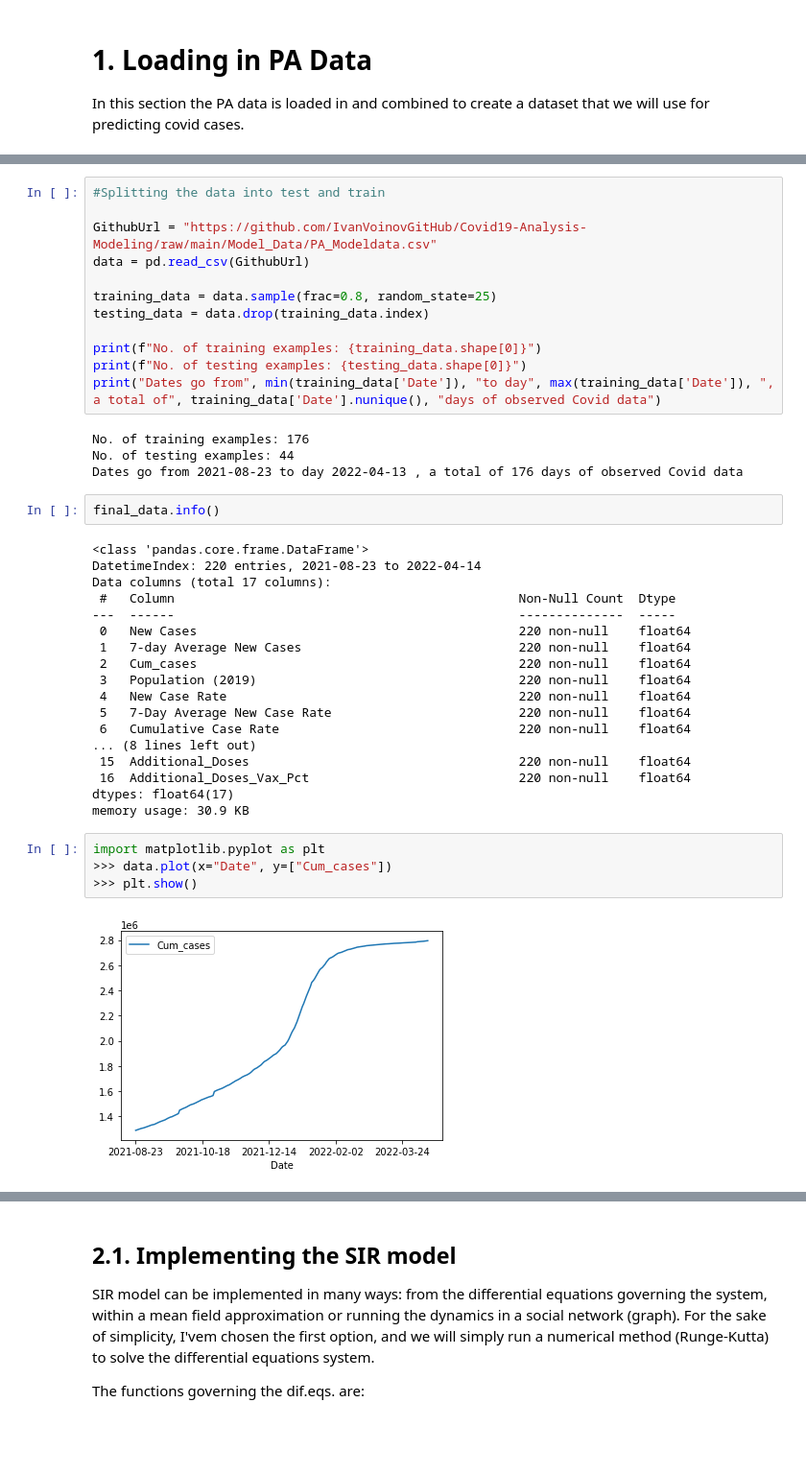
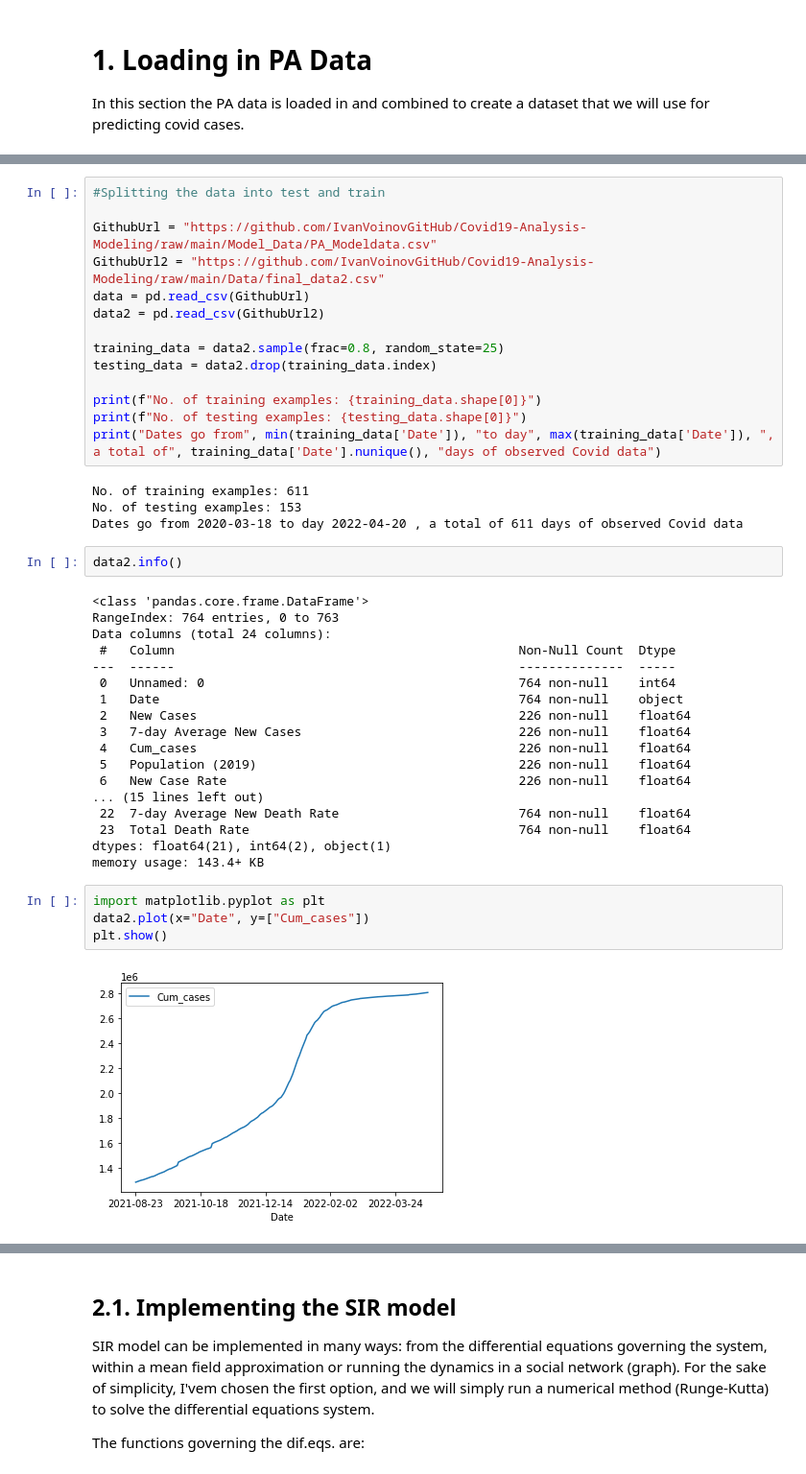
Before and after one commit to jakeisthegoat/Covid19-Analysis-Modeling, a Jupyter notebook: PAModel.ipynb, the cells around one changed output, grey strips where cells are left out. Shown at 96% size. Cells and saved outputs as stored; diff of their text form; blank space fills up the shorter version.

```diff
--- a/PAModel.ipynb
+++ b/PAModel.ipynb
@@ -229,41 +296,43 @@ Drive already mounted at /content/drive; to attempt to forcibly remount, call dr
 #Splitting the data into test and train
 
 GithubUrl = "https://github.com/IvanVoinovGitHub/Covid19-Analysis-Modeling/raw/main/Model_Data/PA_Modeldata.csv"
+GithubUrl2 = "https://github.com/IvanVoinovGitHub/Covid19-Analysis-Modeling/raw/main/Data/final_data2.csv"
 data = pd.read_csv(GithubUrl)
+data2 = pd.read_csv(GithubUrl2)
 
-training_data = data.sample(frac=0.8, random_state=25)
-testing_data = data.drop(training_data.index)
+training_data = data2.sample(frac=0.8, random_state=25)
+testing_data = data2.drop(training_data.index)
 
 print(f"No. of training examples: {training_data.shape[0]}")
 print(f"No. of testing examples: {testing_data.shape[0]}")
 print("Dates go from", min(training_data['Date']), "to day", max(training_data['Date']), ", a total of", training_data['Date'].nunique(), "days of observed Covid data")
 # %% [output]
-No. of training examples: 176
-No. of testing examples: 44
-Dates go from 2021-08-23 to day 2022-04-13 , a total of 176 days of observed Covid data
+No. of training examples: 611
+No. of testing examples: 153
+Dates go from 2020-03-18 to day 2022-04-20 , a total of 611 days of observed Covid data
 # %%
-final_data.info()
+data2.info()
 # %% [output]
 <class 'pandas.core.frame.DataFrame'>
-DatetimeIndex: 220 entries, 2021-08-23 to 2022-04-14
-Data columns (total 17 columns):
+RangeIndex: 764 entries, 0 to 763
+Data columns (total 24 columns):
  #   Column                                              Non-Null Count  Dtype
 ---  ------                                              --------------  -----
- 0   New Cases                                           220 non-null    float64
- 1   7-day Average New Cases                             220 non-null    float64
- 2   Cum_cases                                           220 non-null    float64
- 3   Population (2019)                                   220 non-null    float64
- 4   New Case Rate                                       220 non-null    float64
- 5   7-Day Average New Case Rate                         220 non-null    float64
- 6   Cumulative Case Rate                                220 non-null    float64
-... (8 lines left out)
- 15  Additional_Doses                                    220 non-null    float64
- 16  Additional_Doses_Vax_Pct                            220 non-null    float64
-dtypes: float64(17)
-memory usage: 30.9 KB
+ 0   Unnamed: 0                                          764 non-null    int64
+ 1   Date                                                764 non-null    object
+ 2   New Cases                                           226 non-null    float64
+ 3   7-day Average New Cases                             226 non-null    float64
+ 4   Cum_cases                                           226 non-null    float64
+ 5   Population (2019)                                   226 non-null    float64
+ 6   New Case Rate                                       226 non-null    float64
+... (15 lines left out)
+ 22  7-day Average New Death Rate                        764 non-null    float64
+ 23  Total Death Rate                                    764 non-null    float64
+dtypes: float64(21), int64(2), object(1)
+memory usage: 143.4+ KB
 # %%
 import matplotlib.pyplot as plt
->>> data.plot(x="Date", y=["Cum_cases"])
->>> plt.show()
+data2.plot(x="Date", y=["Cum_cases"])
+plt.show()
 # %% [output]
-[figure, old version]
+[figure, new version]
```
Also changed, not shown: parts of 65 cells of this notebook.
